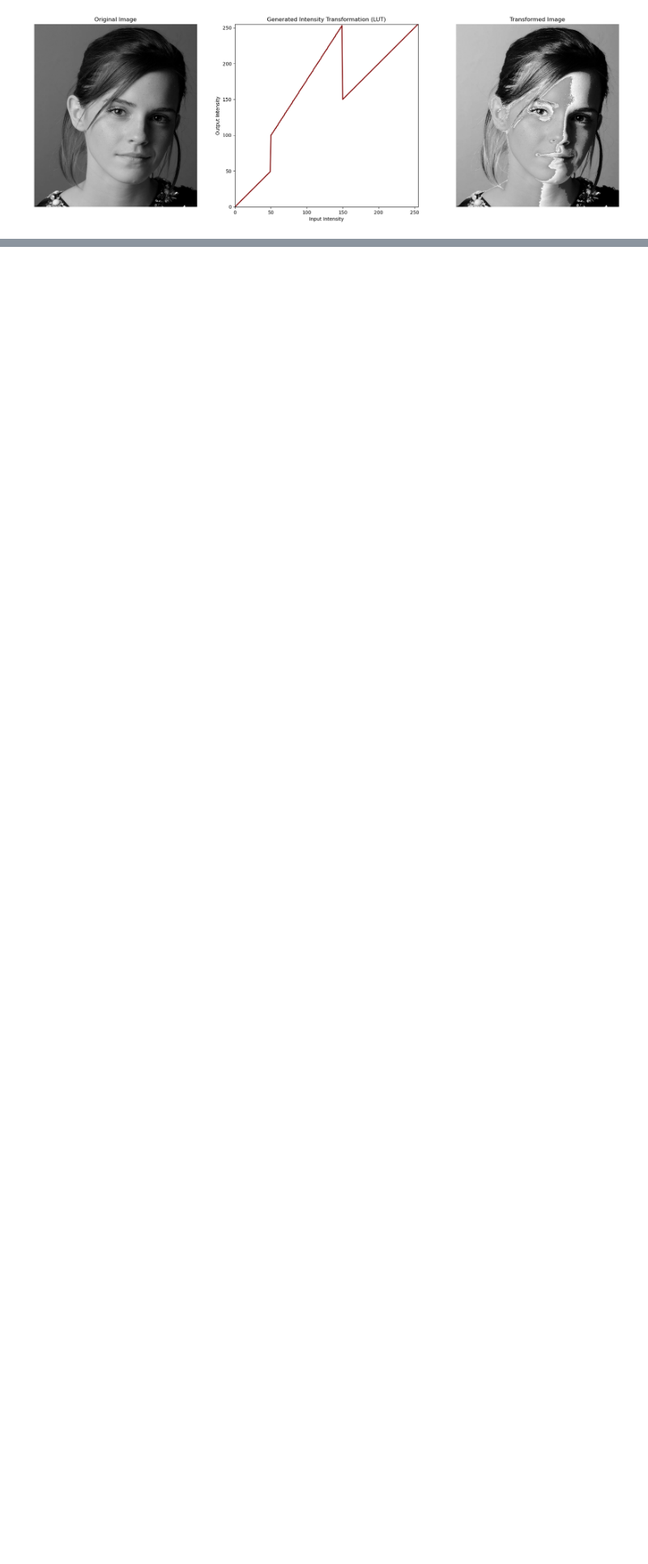
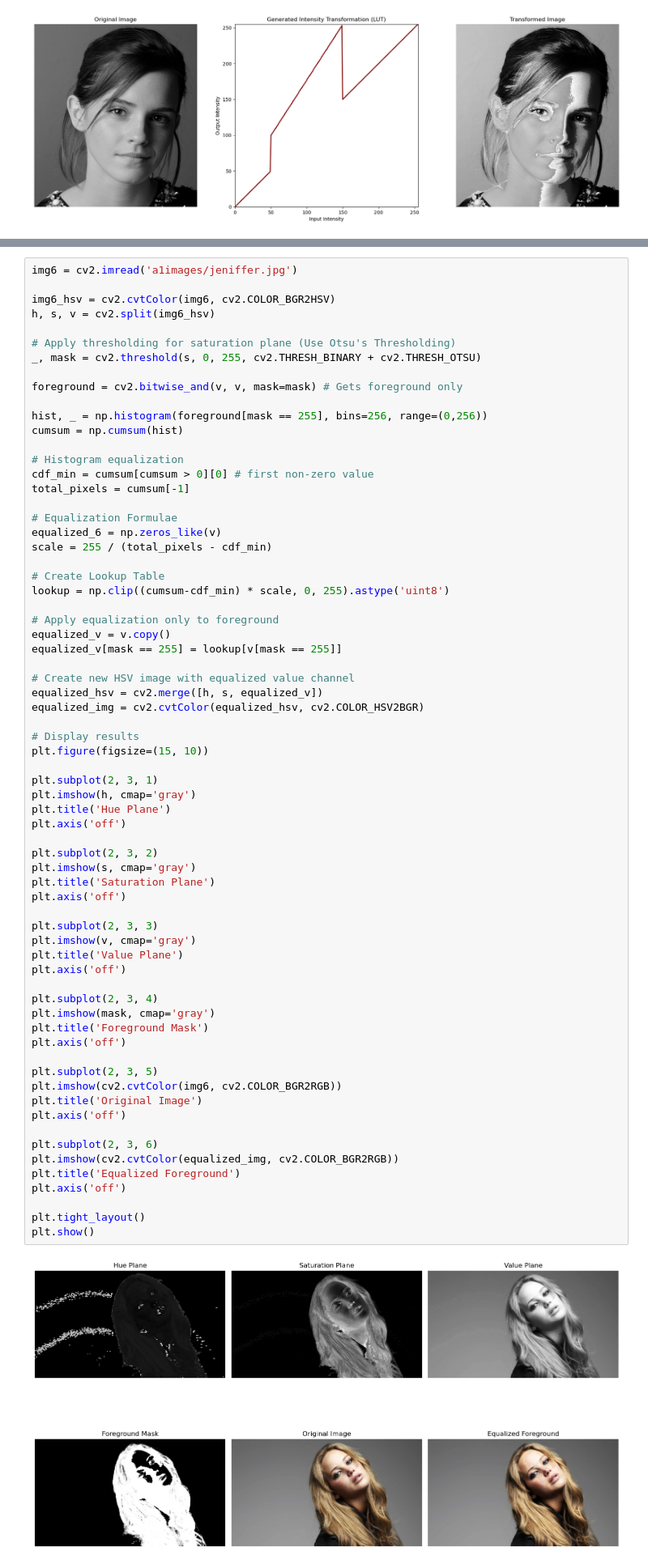
Before and after one commit to Puliya07/image-processing-assignment01, a Jupyter notebook: assignment01.ipynb, the cells around one changed output, grey strips where cells are left out. Shown at 81% size. Saved outputs shown, nothing was run; the diff lists cells and outputs as text; blank space fills up the shorter version.

```diff
--- a/assignment01.ipynb
+++ b/assignment01.ipynb
@@ -316,0 +354,70 @@ plt.show()
+# %%
+img6 = cv2.imread('a1images/jeniffer.jpg')
+
+img6_hsv = cv2.cvtColor(img6, cv2.COLOR_BGR2HSV)
+h, s, v = cv2.split(img6_hsv)
+
+# Apply thresholding for saturation plane (Use Otsu's Thresholding)
+_, mask = cv2.threshold(s, 0, 255, cv2.THRESH_BINARY + cv2.THRESH_OTSU)
+
+foreground = cv2.bitwise_and(v, v, mask=mask) # Gets foreground only
+
+hist, _ = np.histogram(foreground[mask == 255], bins=256, range=(0,256))
+cumsum = np.cumsum(hist)
+
+# Histogram equalization
+cdf_min = cumsum[cumsum > 0][0] # first non-zero value
+total_pixels = cumsum[-1]
+
+# Equalization Formulae
+equalized_6 = np.zeros_like(v)
+scale = 255 / (total_pixels - cdf_min)
+
+# Create Lookup Table
+lookup = np.clip((cumsum-cdf_min) * scale, 0, 255).astype('uint8')
+
+# Apply equalization only to foreground
+equalized_v = v.copy()
+equalized_v[mask == 255] = lookup[v[mask == 255]]
+
+# Create new HSV image with equalized value channel
+equalized_hsv = cv2.merge([h, s, equalized_v])
+equalized_img = cv2.cvtColor(equalized_hsv, cv2.COLOR_HSV2BGR)
+
+# Display results
+plt.figure(figsize=(15, 10))
+
+plt.subplot(2, 3, 1)
+plt.imshow(h, cmap='gray')
+plt.title('Hue Plane')
+plt.axis('off')
+
+plt.subplot(2, 3, 2)
+plt.imshow(s, cmap='gray')
+plt.title('Saturation Plane')
+plt.axis('off')
+
+plt.subplot(2, 3, 3)
+plt.imshow(v, cmap='gray')
+plt.title('Value Plane')
+plt.axis('off')
+
+plt.subplot(2, 3, 4)
+plt.imshow(mask, cmap='gray')
+plt.title('Foreground Mask')
+plt.axis('off')
+
+plt.subplot(2, 3, 5)
+plt.imshow(cv2.cvtColor(img6, cv2.COLOR_BGR2RGB))
+plt.title('Original Image')
+plt.axis('off')
+
+plt.subplot(2, 3, 6)
+plt.imshow(cv2.cvtColor(equalized_img, cv2.COLOR_BGR2RGB))
+plt.title('Equalized Foreground')
+plt.axis('off')
+
+plt.tight_layout()
+plt.show()
+# %% [output]
+[figure, added]
```
Also changed, not shown: parts of 3 cells of this notebook.
